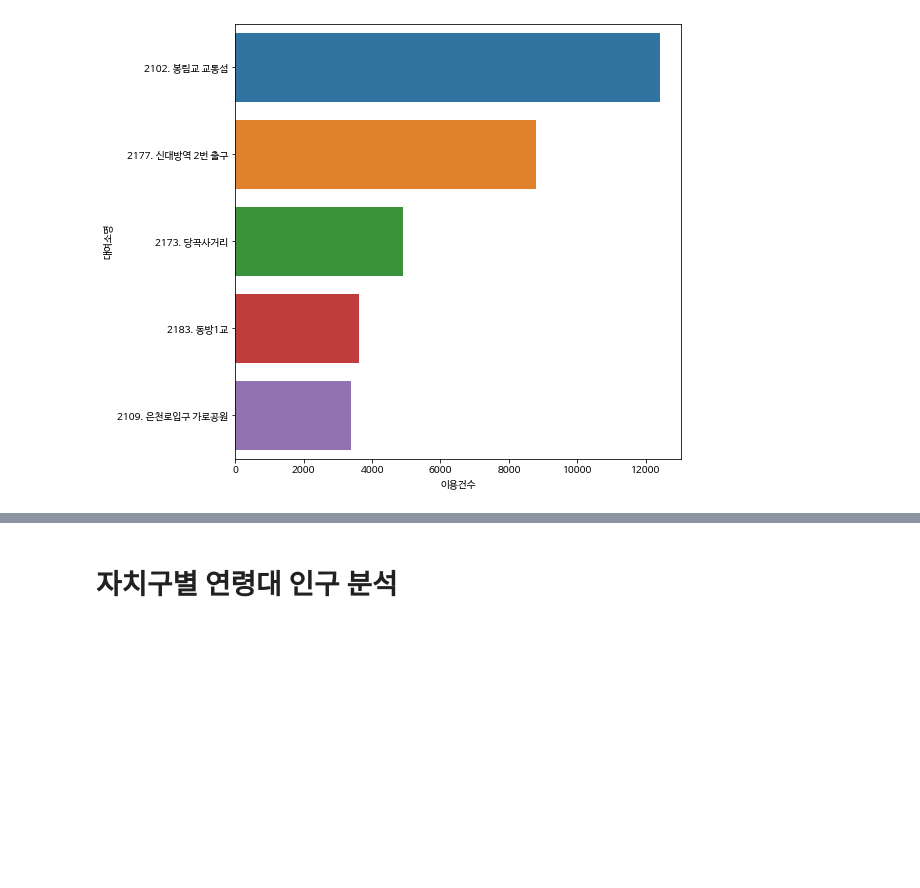
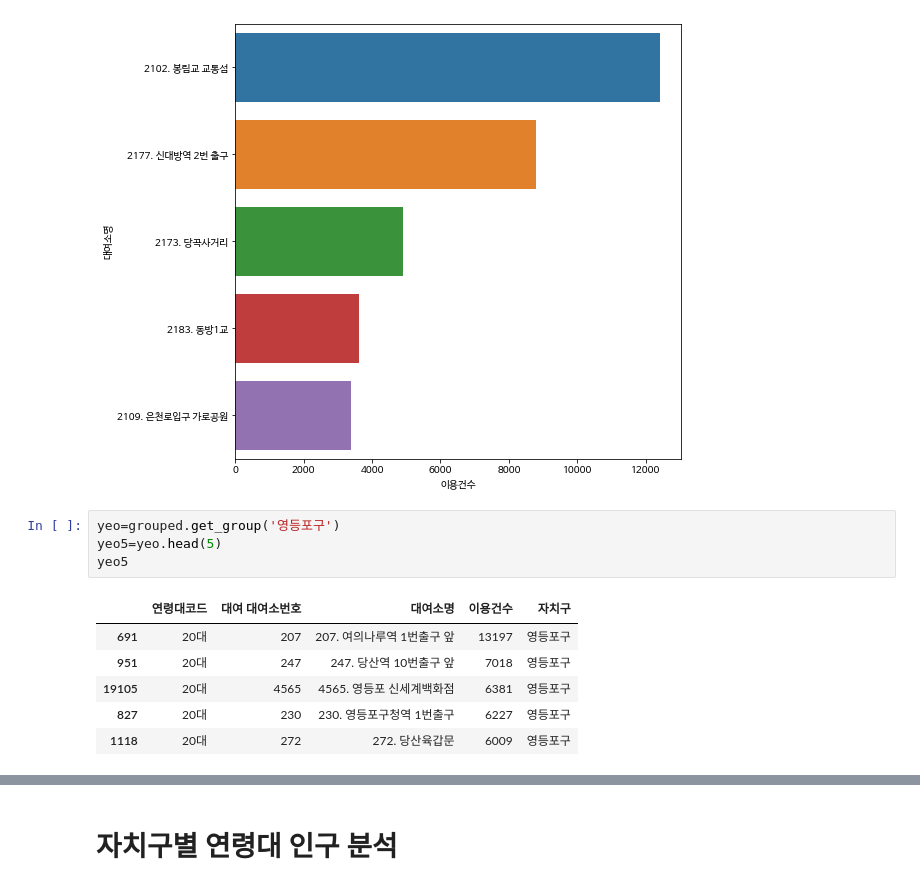
Before and after one commit to Aimerlee123/Python-teamproject, a Jupyter notebook: 공공자전거_이용현황_분석.ipynb, the cells around one changed output, grey strips where cells are left out. Saved outputs shown, nothing was run; the diff lists cells and outputs as text; blank space fills up the shorter version.

```diff
--- a/공공자전거_이용현황_분석.ipynb
+++ b/공공자전거_이용현황_분석.ipynb
@@ -331,3 +337,14 @@ sns.barplot(data=kwana5,x='이용건수',y='대여소명')
 plt.show()
 # %% [output]
 [figure]
+# %%
+yeo=grouped.get_group('영등포구')
+yeo5=yeo.head(5)
+yeo5
+# %% [output]
+|  | 연령대코드 | 대여 대여소번호 | 대여소명 | 이용건수 | 자치구 |
+| 691 | 20대 | 207 | 207. 여의나루역 1번출구 앞 | 13197 | 영등포구 |
+| 951 | 20대 | 247 | 247. 당산역 10번출구 앞 | 7018 | 영등포구 |
+| 19105 | 20대 | 4565 | 4565. 영등포 신세계백화점 | 6381 | 영등포구 |
+| 827 | 20대 | 230 | 230. 영등포구청역 1번출구 | 6227 | 영등포구 |
+| 1118 | 20대 | 272 | 272. 당산육갑문 | 6009 | 영등포구 |
```
Also changed, not shown: parts of 5 cells of this notebook.
